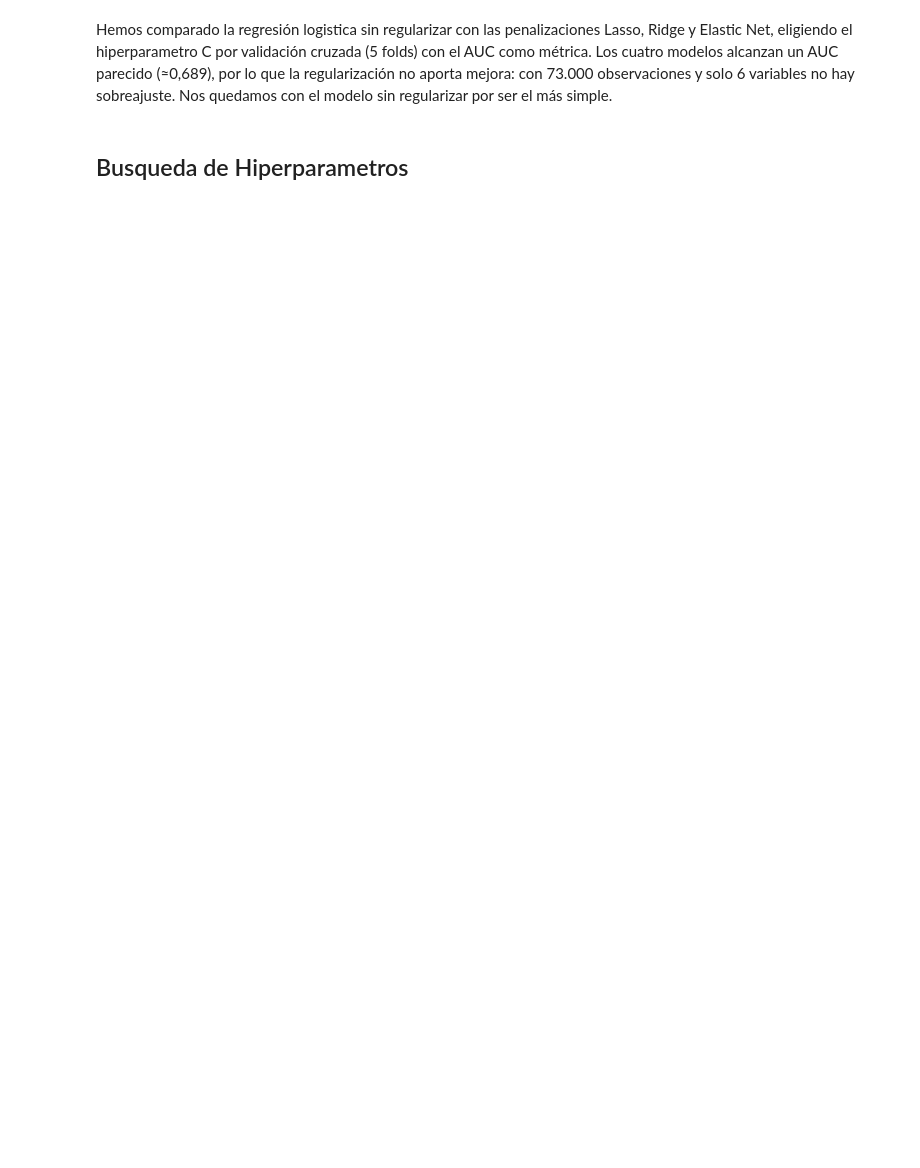
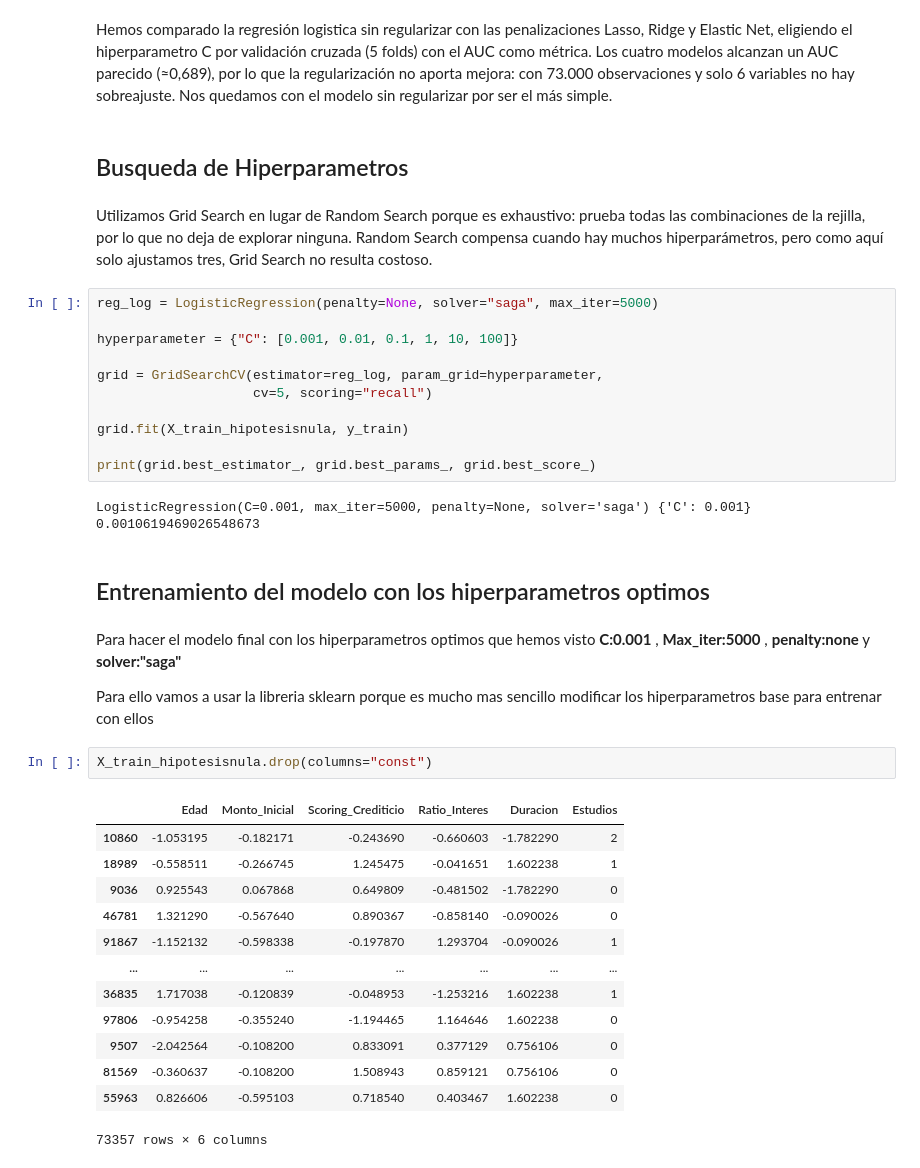
Before and after one commit to Guilleurre/Reto-05-Grupo-Verde-Oscuro, a Jupyter notebook: Modelo_impago.ipynb, the cells around one changed output. Saved outputs shown, nothing was run; the diff lists cells and outputs as text; blank space fills up the shorter version.

Commit message:
hemos buscado los hiperparametros optimos y ahora voy a entrenar con eso

```diff
--- a/Modelo_impago.ipynb
+++ b/Modelo_impago.ipynb
@@ -341,3 +337,41 @@ AUC: 0.6894022048525711
 Hemos comparado la regresión logistica sin regularizar con las penalizaciones Lasso, Ridge y Elastic Net, eligiendo el hiperparametro C por validación cruzada (5 folds) con el AUC como métrica. Los cuatro modelos alcanzan un AUC parecido (≈0,689), por lo que la regularización no aporta mejora: con 73.000 observaciones y solo 6 variables no hay sobreajuste. Nos quedamos con el modelo sin regularizar por ser el más simple.
 # %% [markdown]
 ##  Busqueda de Hiperparametros
+# %% [markdown]
+Utilizamos Grid Search en lugar de Random Search porque es exhaustivo: prueba todas las combinaciones de la rejilla, por lo que no deja de explorar ninguna. Random Search compensa cuando hay muchos hiperparámetros, pero como aquí solo ajustamos tres, Grid Search no resulta costoso.
+# %%
+reg_log = LogisticRegression(penalty=None, solver="saga", max_iter=5000)
+
+hyperparameter = {"C": [0.001, 0.01, 0.1, 1, 10, 100]}
+
+grid = GridSearchCV(estimator=reg_log, param_grid=hyperparameter,
+                    cv=5, scoring="recall")
+
+grid.fit(X_train_hipotesisnula, y_train)
+
+print(grid.best_estimator_, grid.best_params_, grid.best_score_)
+# %% [output]
+LogisticRegression(C=0.001, max_iter=5000, penalty=None, solver='saga') {'C': 0.001} 0.0010619469026548673
+# %% [markdown]
+## Entrenamiento del modelo con los hiperparametros optimos
+# %% [markdown]
+Para hacer el modelo final con los hiperparametros optimos que hemos visto **C:0.001** , **Max_iter:5000** , **penalty:none** y **solver:"saga"**
+
+
+Para ello vamos a usar la libreria sklearn porque es mucho mas sencillo modificar los hiperparametros base para entrenar con ellos
+# %%
+X_train_hipotesisnula.drop(columns="const")
+# %% [output]
+|  | Edad | Monto_Inicial | Scoring_Crediticio | Ratio_Interes | Duracion | Estudios |
+| 10860 | -1.053195 | -0.182171 | -0.243690 | -0.660603 | -1.782290 | 2 |
+| 18989 | -0.558511 | -0.266745 | 1.245475 | -0.041651 | 1.602238 | 1 |
+| 9036 | 0.925543 | 0.067868 | 0.649809 | -0.481502 | -1.782290 | 0 |
+| 46781 | 1.321290 | -0.567640 | 0.890367 | -0.858140 | -0.090026 | 0 |
+| 91867 | -1.152132 | -0.598338 | -0.197870 | 1.293704 | -0.090026 | 1 |
+| ... | ... | ... | ... | ... | ... | ... |
+| 36835 | 1.717038 | -0.120839 | -0.048953 | -1.253216 | 1.602238 | 1 |
+| 97806 | -0.954258 | -0.355240 | -1.194465 | 1.164646 | 1.602238 | 0 |
+| 9507 | -2.042564 | -0.108200 | 0.833091 | 0.377129 | 0.756106 | 0 |
+| 81569 | -0.360637 | -0.108200 | 1.508943 | 0.859121 | 0.756106 | 0 |
+| 55963 | 0.826606 | -0.595103 | 0.718540 | 0.403467 | 1.602238 | 0 |
+73357 rows × 6 columns
```
Also changed, not shown: parts of 8 cells of this notebook.
